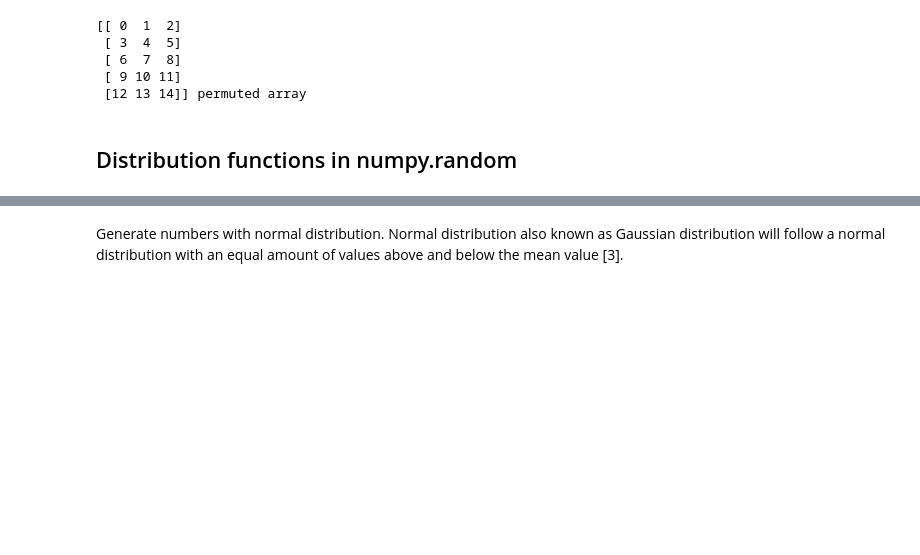
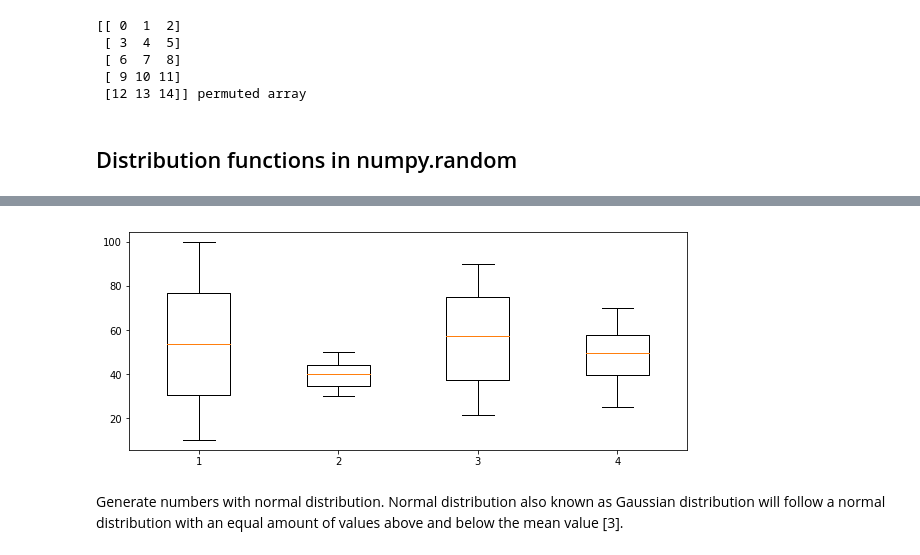
Before and after one commit to GregFee/Program-Numpy, a Jupyter notebook: Programming for Data Analysis Assignment1.ipynb, the cells around one changed output, grey strips where cells are left out. Cells and saved outputs as stored; diff of their text form; code cells hidden in the pictures; blank space fills up the shorter version.

Commit message:
uniform distribution

```diff
--- a/Programming for Data Analysis Assignment1.ipynb
+++ b/Programming for Data Analysis Assignment1.ipynb
@@ -115,3 +115,19 @@ unform distribution [ 0.62373314  0.3850692   0.33122254  0.76730645  0.25291485
+# %%
+#set the seed to control results and show boxplot of uniform distribution
+# edited from http://blog.bharatbhole.com/creating-boxplots-with-matplotlib/
+np.random.seed(5)
+x1 = np.random.uniform(100, 10, 200)
+x2 = np.random.uniform(50, 30, 200)
+x3 = np.random.uniform(90, 20, 200)
+x4 = np.random.uniform(70, 25, 200)
+uniformplot = [x1, x2, x3, x4]
+
+fig = plt.figure(1, figsize=(10, 4))
+ax = fig.add_subplot(111)
+bp = ax.boxplot(uniformplot)
+plt.show()
+# %% [output]
+[figure, added]
 # %% [markdown]
 Generate numbers with normal distribution. Normal distribution also known as Gaussian distribution will follow a normal distribution with an equal amount of values above and below the mean value [3].
 # %%
```
Also changed, not shown: parts of 18 cells of this notebook.
